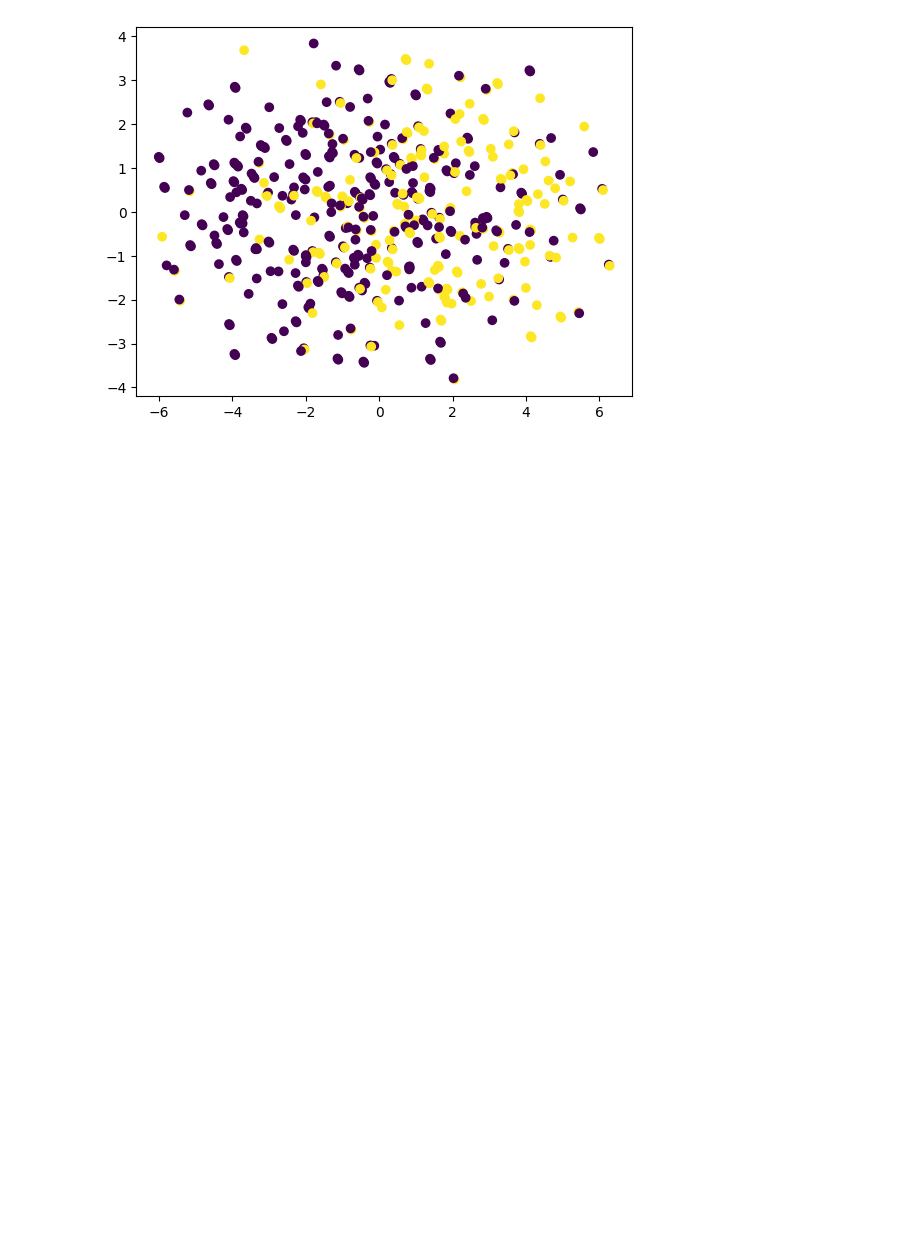
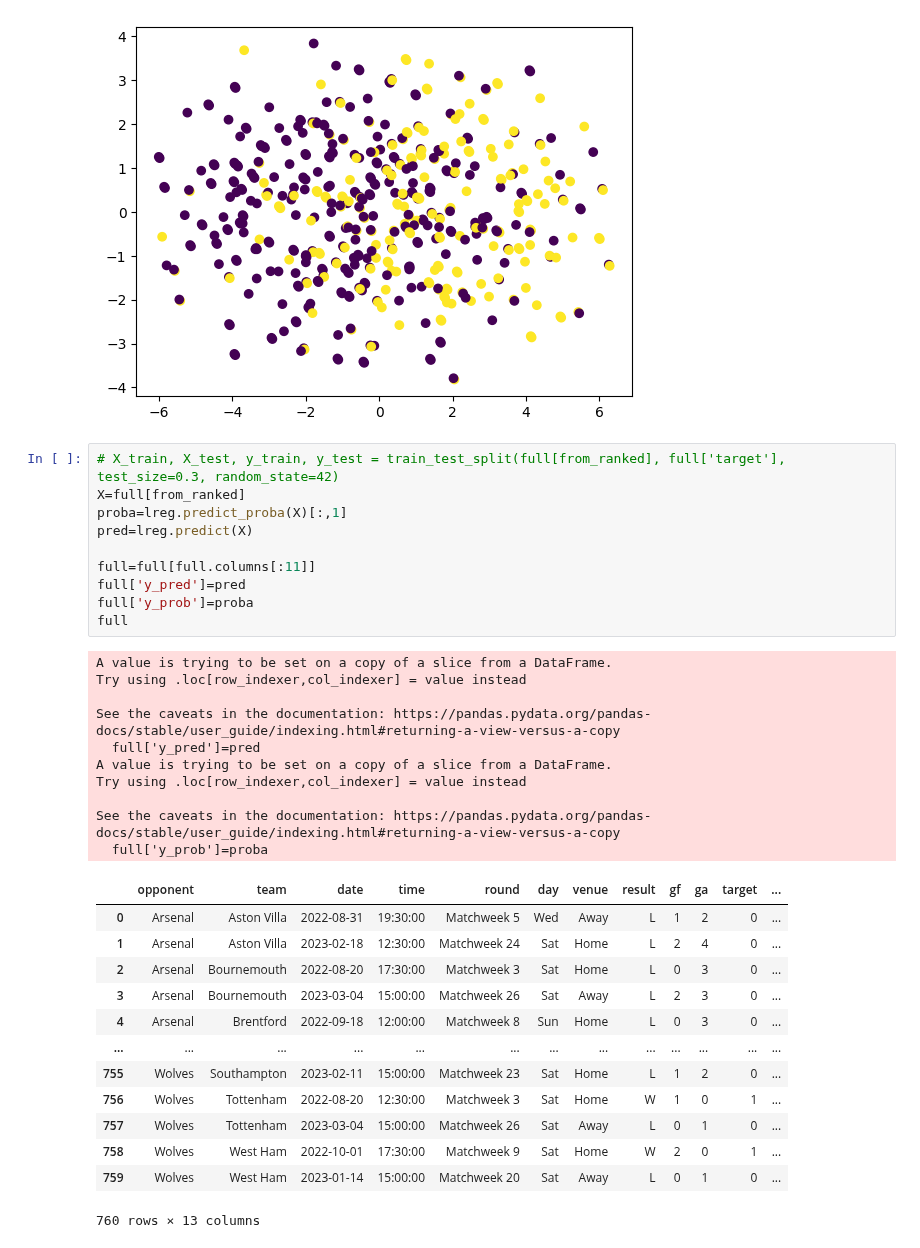
Before and after one commit to krawczyk071/predictor, a Jupyter notebook: scikit/pred_w_metrics_diff.ipynb, the cells around one changed output. Saved outputs shown, nothing was run; the diff lists cells and outputs as text; blank space fills up the shorter version.

```diff
--- a/scikit/pred_w_metrics_diff.ipynb
+++ b/scikit/pred_w_metrics_diff.ipynb
@@ -635,3 +599,37 @@ plt.scatter(xs,ys,c=y_train)
 plt.show()
 # %% [output]
 [figure]
+# %%
+# X_train, X_test, y_train, y_test = train_test_split(full[from_ranked], full['target'], test_size=0.3, random_state=42)
+X=full[from_ranked]
+proba=lreg.predict_proba(X)[:,1]
+pred=lreg.predict(X)
+
+full=full[full.columns[:11]]
+full['y_pred']=pred
+full['y_prob']=proba
+full
+# %% [output]
+A value is trying to be set on a copy of a slice from a DataFrame.
+Try using .loc[row_indexer,col_indexer] = value instead
+
+See the caveats in the documentation: https://pandas.pydata.org/pandas-docs/stable/user_guide/indexing.html#returning-a-view-versus-a-copy
+  full['y_pred']=pred
+A value is trying to be set on a copy of a slice from a DataFrame.
+Try using .loc[row_indexer,col_indexer] = value instead
+
+See the caveats in the documentation: https://pandas.pydata.org/pandas-docs/stable/user_guide/indexing.html#returning-a-view-versus-a-copy
+  full['y_prob']=proba
+|  | opponent | team | date | time | round | day | venue | result | gf | ga | target | ... |
+| 0 | Arsenal | Aston Villa | 2022-08-31 | 19:30:00 | Matchweek 5 | Wed | Away | L | 1 | 2 | 0 | ... |
+| 1 | Arsenal | Aston Villa | 2023-02-18 | 12:30:00 | Matchweek 24 | Sat | Home | L | 2 | 4 | 0 | ... |
+| 2 | Arsenal | Bournemouth | 2022-08-20 | 17:30:00 | Matchweek 3 | Sat | Home | L | 0 | 3 | 0 | ... |
+| 3 | Arsenal | Bournemouth | 2023-03-04 | 15:00:00 | Matchweek 26 | Sat | Away | L | 2 | 3 | 0 | ... |
+| 4 | Arsenal | Brentford | 2022-09-18 | 12:00:00 | Matchweek 8 | Sun | Home | L | 0 | 3 | 0 | ... |
+| ... | ... | ... | ... | ... | ... | ... | ... | ... | ... | ... | ... | ... |
+| 755 | Wolves | Southampton | 2023-02-11 | 15:00:00 | Matchweek 23 | Sat | Home | L | 1 | 2 | 0 | ... |
+| 756 | Wolves | Tottenham | 2022-08-20 | 12:30:00 | Matchweek 3 | Sat | Home | W | 1 | 0 | 1 | ... |
+| 757 | Wolves | Tottenham | 2023-03-04 | 15:00:00 | Matchweek 26 | Sat | Away | L | 0 | 1 | 0 | ... |
+| 758 | Wolves | West Ham | 2022-10-01 | 17:30:00 | Matchweek 9 | Sat | Home | W | 2 | 0 | 1 | ... |
+| 759 | Wolves | West Ham | 2023-01-14 | 15:00:00 | Matchweek 20 | Sat | Away | L | 0 | 1 | 0 | ... |
+760 rows × 13 columns
```
Also changed, not shown: parts of 13 cells of this notebook, 6 other files.
